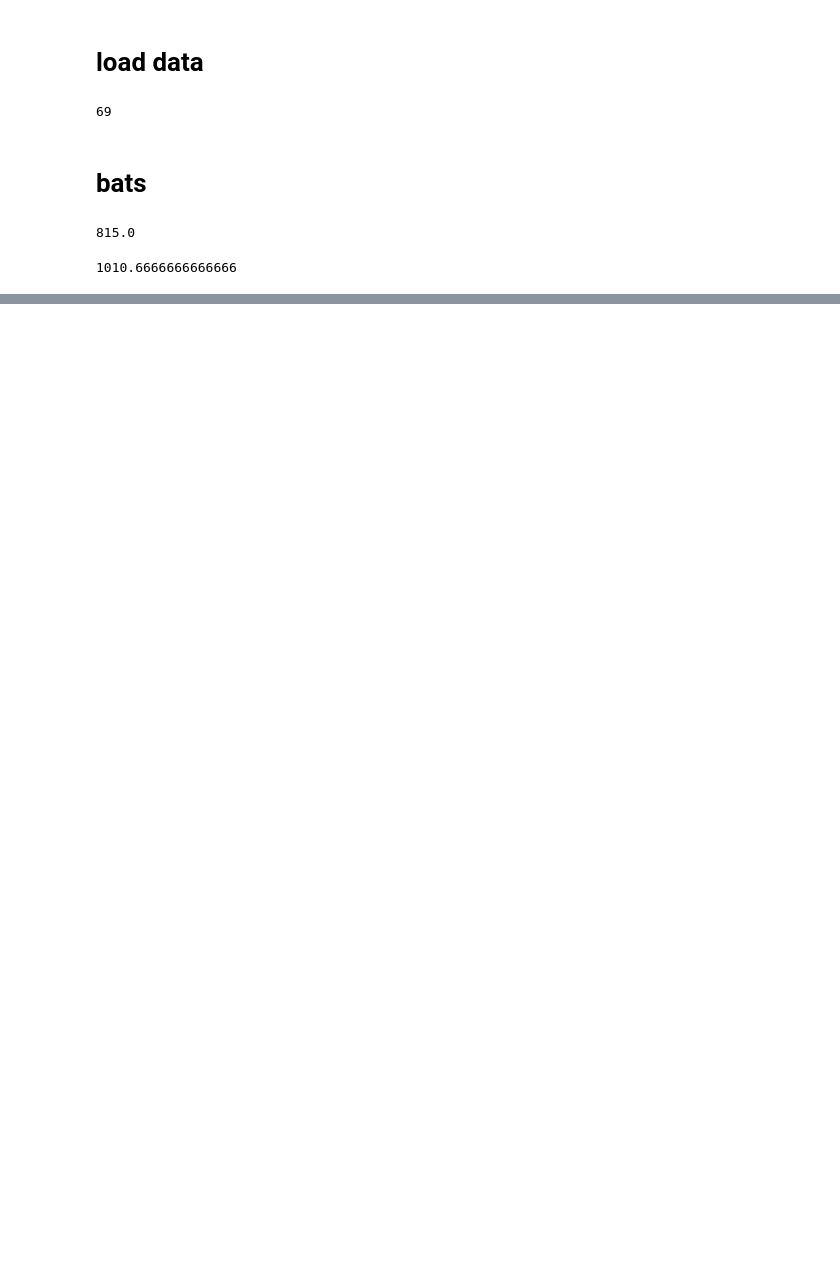
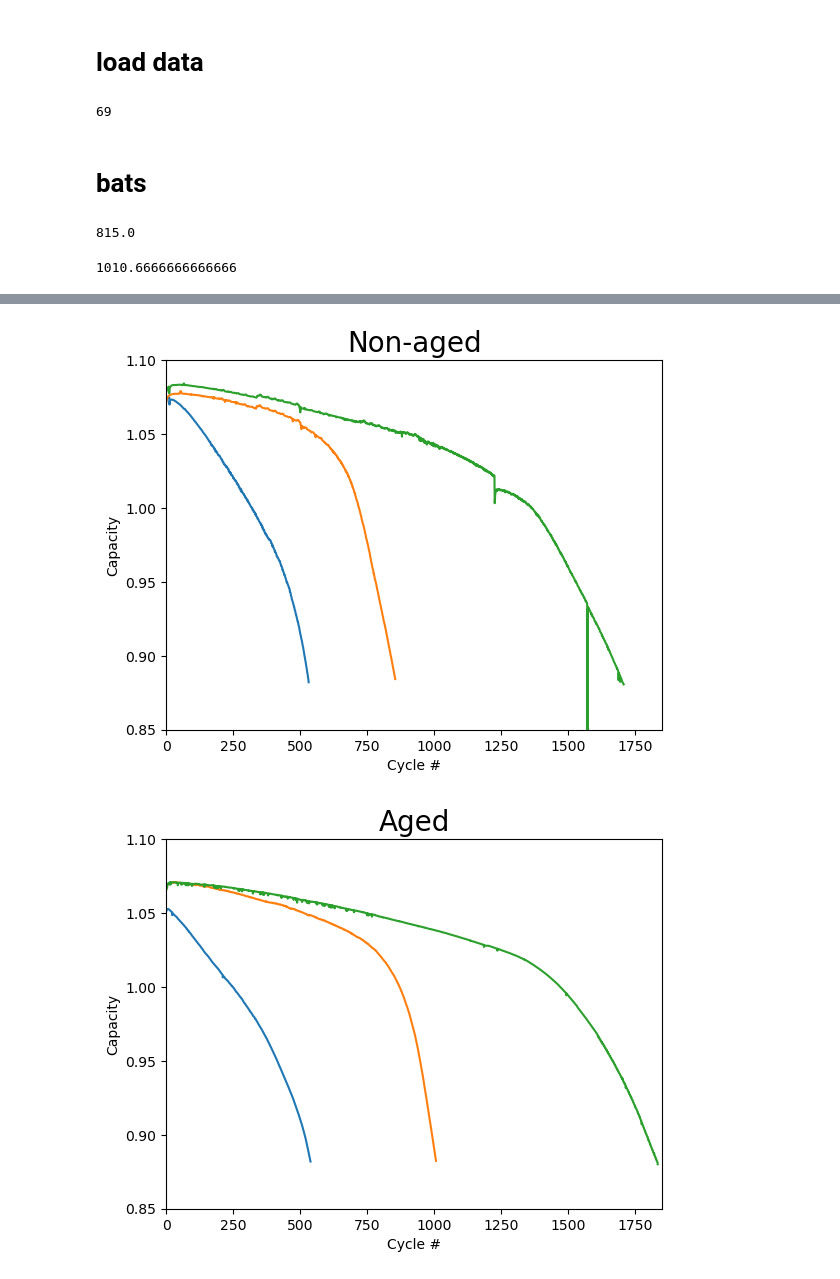
Before and after one commit to laura-rieger/in-situ-analysis, a Jupyter notebook: notebooks/Overpotential calculation.ipynb, the cells around one changed output, grey strips where cells are left out. Cells and saved outputs as stored; diff of their text form; code cells hidden in the pictures; blank space fills up the shorter version.

```diff
--- a/notebooks/Overpotential calculation.ipynb
+++ b/notebooks/Overpotential calculation.ipynb
@@ -95,16 +110,22 @@ for i in range(2):
-# %%
-lifetimes = [ "0_short", "1_medium", "2_long"]
-ageing = ["0_no_ageing",  "2_ageing"]
-for i in range(2):
-    for j in range(3):
-
-        bat_indices = np.arange(y[idxs[i,j]])+1
-        overpot = overpot_discharge[idxs[i,j], :y[idxs[i,j]]]
-
-        my_df= pd.DataFrame(np.stack([bat_indices, overpot]).T,
-
-                           columns=['Cycle', 'Overpotential', ])
-        my_df.to_csv(oj(result_path,"discharge_"+str(lifetimes[j]) + "_lifetime_" + ageing[i] + '.csv'), index = False)
+# %%
+ageing = ["Non-aged",  "Aged"]
+for i in range(2):
+    fig, axes = plt.subplots()
+    for j in range(3):
+        lifetimes[i,j] = y[idxs[i,j]]
+        chargies[i,j] = charge_policy[idxs[i,j],1]
+        to_be_plotted = x[idxs[i,j], :y[idxs[i,j]]-2]
+#         to_be
+        axes.set_ylabel('Capacity')
+        axes.set_xlabel('Cycle #')
+        axes.plot(to_be_plotted)
+        plt.ylim(0.85,1.1)
+        plt.xlim(0, 1850)
+    plt.title(ageing[i], fontsize =20)
+    plt.savefig(str(ageing[i])  + ".png")
+# %% [output]
+[figure, added]
+[figure, added]
 # %%
 lifetimes = [ "0_short", "1_medium", "2_long"]
 ageing = ["0_no_ageing",  "2_ageing"]
```
Also changed, not shown: parts of 4 cells of this notebook, 1 other file.
